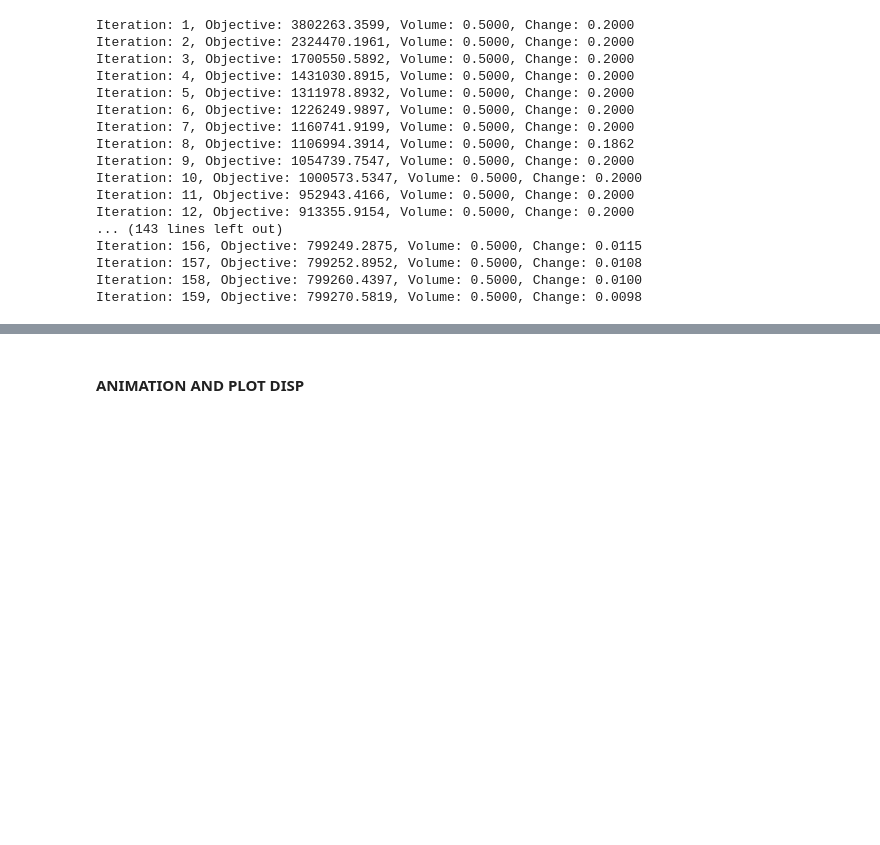
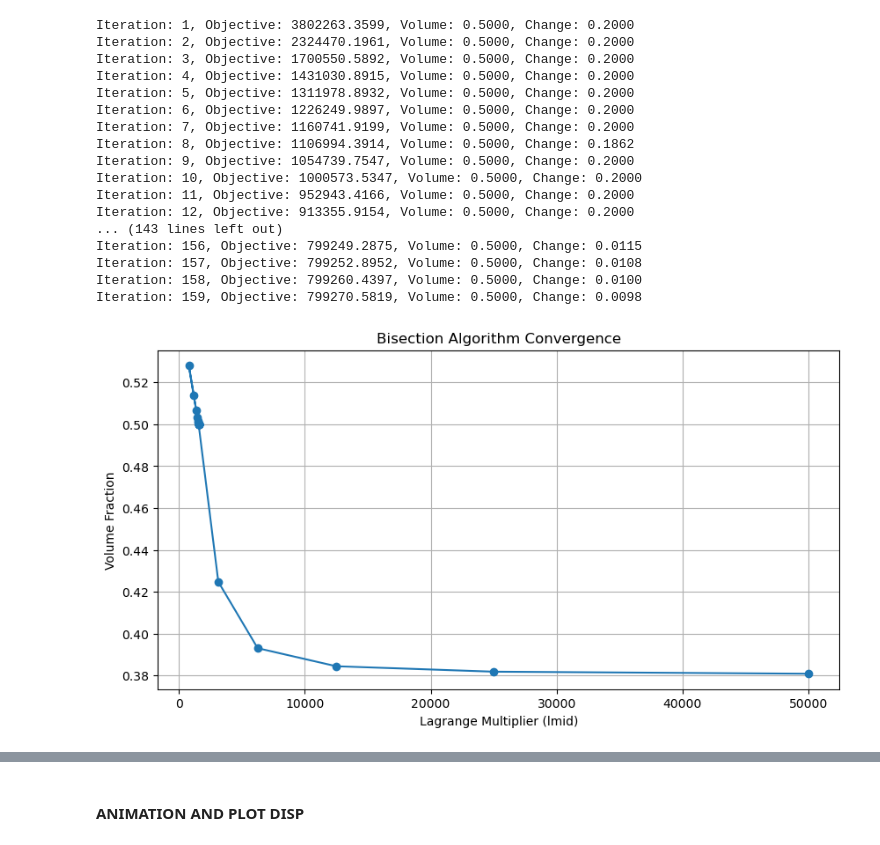
Before and after one commit to BailieRon/TopologyOptimization, a Jupyter notebook: CVEN6525_TermProject_TopologyOptimization_RB_SP24.ipynb, the cells around one changed output, grey strips where cells are left out. Drawn from its saved outputs; the diff is of its cells as text; code cells hidden in the pictures; blank space fills up the shorter version.

Commit message:
adding function descriptions and context

```diff
--- a/CVEN6525_TermProject_TopologyOptimization_RB_SP24.ipynb
+++ b/CVEN6525_TermProject_TopologyOptimization_RB_SP24.ipynb
@@ -148,12 +151,16 @@ def OC(nelx: int, nely: int, x: np.array, volfrac: float, dc: np.array):
     l1 = 0  # lower bi-sectioning bound
     l2 = 1e5  # upper bi-sectioning bound
     move = 0.2  # sectioning increment
+    iteration_data = []
 
     while (l2 - l1) > 1e-4:
-        lmid = 0.5 * (l2 + l1)  # middle bi-sectioning value
+        lmid = 0.5 * (l2 + l1)  # middle bi-sectioning value (lagrange multiplier)
         xnew = np.maximum(0.001,np.maximum(x - move, np.minimum(1.0, np.minimum(x + move, x * np.sqrt(-dc / lmid)))),)
+        current_volume = np.sum(xnew) / (nelx * nely)
+        iteration_data.append((lmid, current_volume))
+
         if np.sum(xnew) - volfrac * nelx * nely > 0:
             l1 = lmid
         else:
             l2 = lmid
-    return xnew
+    return xnew, iteration_data
@@ -242,14 +249,14 @@ def topOpt(nelx, nely, volfrac, penal, rmin, n_iter: int):
         c_hist.append(c.item())
 
         dc = check(nelx, nely, rmin, x, dc)  # filter sensitivies with check function
-        x = OC(nelx, nely, x, volfrac, dc)  # update design variable x based on OC function
+        x, iteration_data = OC(nelx, nely, x, volfrac, dc)  # update design variable x based on OC function
 
         change = np.max(np.abs(x - xold))  # calclulate max value to check convergence
 
         print(f"Iteration: {loop}, Objective: {c.item():.4f}, Volume: {np.mean(x):.4f}, Change: {change:.4f}")
 
         x_hist.append(x.copy())
-    return (nelx, nely, x_hist, c_hist, dof_fixed)
+    return (nelx, nely, x_hist, c_hist, dof_fixed, iteration_data)
 # %% [markdown]
 #### DEFINE PARAMETERS AND RUN OPTIMIZATION
 # %%
@@ -260,7 +267,7 @@ penal = 3.0  # penalization factor for intermediate density values
 rmin = 1.5  # prevents checkerboarding and mesh dependancies (filter size)
 
 # Run optimization
-nelx, nely, x_hist, c_hist, dof_fixed = topOpt(nelx, nely, volfrac, penal, rmin, n_iter=400)
+nelx, nely, x_hist, c_hist, dof_fixed, iteration_data = topOpt(nelx, nely, volfrac, penal, rmin, n_iter=400)
 # %% [output]
 Iteration: 1, Objective: 3802263.3599, Volume: 0.5000, Change: 0.2000
 Iteration: 2, Objective: 2324470.1961, Volume: 0.5000, Change: 0.2000
@@ -279,6 +286,19 @@ Iteration: 156, Objective: 799249.2875, Volume: 0.5000, Change: 0.0115
 Iteration: 157, Objective: 799252.8952, Volume: 0.5000, Change: 0.0108
 Iteration: 158, Objective: 799260.4397, Volume: 0.5000, Change: 0.0100
 Iteration: 159, Objective: 799270.5819, Volume: 0.5000, Change: 0.0098
+# %%
+lmids, volumes = zip(*iteration_data)
+
+# Plotting
+plt.figure(figsize=(10, 5))
+plt.plot(lmids, volumes, marker='o')
+plt.title('Bisection Algorithm Convergence')
+plt.xlabel('Lagrange Multiplier (lmid)')
+plt.ylabel('Volume Fraction')
+plt.grid(True)
+plt.show()
+# %% [output]
+[figure, added]
 # %%
 def plot_nodes(nelx, nely, dof_fixed):
 
```
Also changed, not shown: parts of 14 cells of this notebook.
